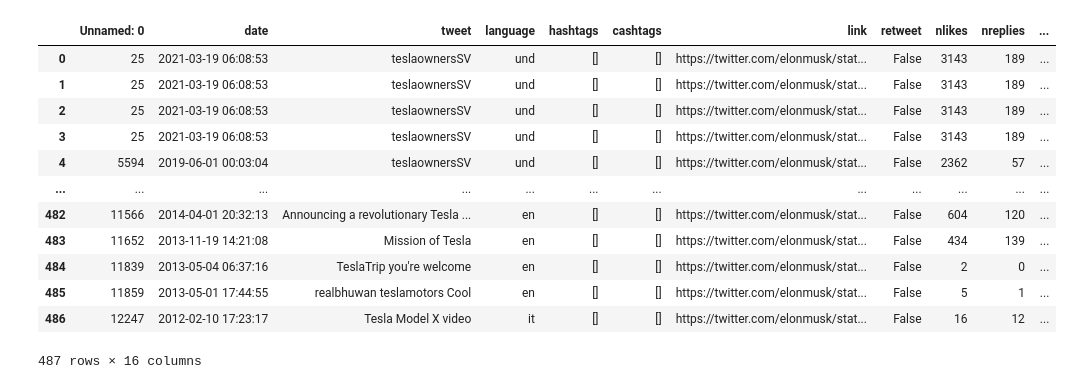
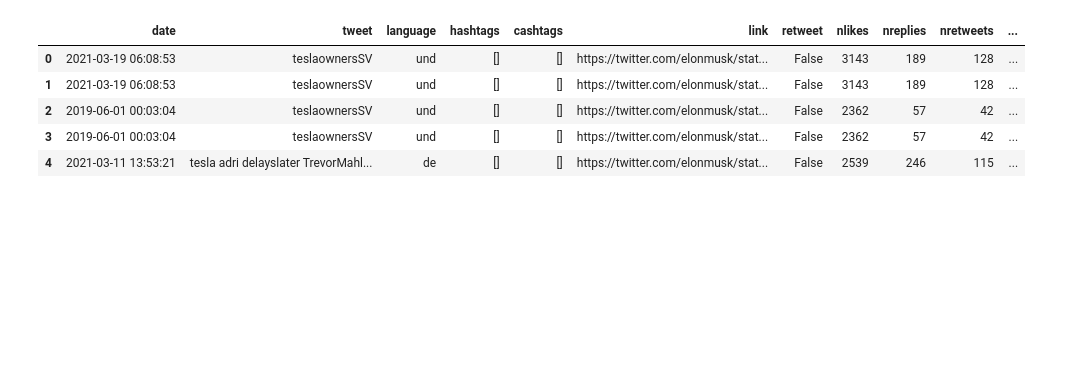
Before and after one commit to kmaksatk/Twitter_Stocks_Correlation, a Jupyter notebook: top2vec.ipynb, the cells around one changed output. Saved outputs shown, nothing was run; the diff lists cells and outputs as text; code cells hidden in the pictures; blank space fills up the shorter version.

```diff
--- a/top2vec.ipynb
+++ b/top2vec.ipynb
@@ -157,2 +15,9 @@ for i in range(0, len(topic_nums)):
+# %%
+folder = "files/"
+sentiments = pd.read_csv(folder + "sentimented_tweets_with_stopwords.csv")
+stocks = pd.read_csv(folder + "clean_stocks.csv")
 # %%
+model = Top2Vec(list(sentiments.tweet), embedding_model='universal-sentence-encoder-multilingual')
+topic_sizes, topic_nums = model.get_topic_sizes()
 topic_words, word_scores, topic_scores, topic_nums = model.search_topics(keywords=["tesla"], num_topics=10)
+topic_words[:3]
@@ -188,10 +54,8 @@ array([ 7,  5,  4, 13, 16,  1, 14, 84, 12, 45])
 # %%
-Tesla = pd.DataFrame(columns = ['tweet', 'score', 'id'])
-# for i, j in zip([topic_nums[0],topic_nums[1], topic_nums[2], topic_nums[3]],[355,373,434,213]):
-#   documents, document_scores, document_ids = model.search_documents_by_topic(topic_num=i, num_docs=j)
-#   for doc, score, doc_id in zip(documents, document_scores, document_ids):
-#       Tesla = Tesla.append({'tweet': doc, 'score': score, 'id': doc_id}, ignore_index = True)
-
-documents, document_scores, document_ids = model.search_documents_by_topic(topic_num=7, num_docs=355)
+print("Topic Scores:", topic_scores)
+print("Topics Nums:", topic_nums)
+tesla = pd.DataFrame(columns = ['tweet', 'score', 'id'])
+documents, document_scores, document_ids = model.search_documents_by_topic(topic_num=topic_nums[0], num_docs = topic_sizes[topic_nums[0]])
 for doc, score, doc_id in zip(documents, document_scores, document_ids):
-    Tesla = Tesla.append({'tweet': doc, 'score': score, 'id': doc_id}, ignore_index = True)
+    tesla = tesla.append({'tweet': doc, 'score': score, 'id': doc_id}, ignore_index = True)
+tesla.head()
@@ -214,17 +72,10 @@ Tesla
 # %%
-ctw = ctw.merge(Tesla, on ="tweet", how = "inner")
-ctw
+t2v_best = sentiments.merge(tesla, on ="tweet", how = "inner")
+t2v_best.head()
 # %% [output]
-|  | Unnamed: 0 | date | tweet | language | hashtags | cashtags | link | retweet | nlikes | nreplies | ... |
-| 0 | 25 | 2021-03-19 06:08:53 | teslaownersSV | und | [] | [] | https://twitter.com/elonmusk/stat... | False | 3143 | 189 | ... |
-| 1 | 25 | 2021-03-19 06:08:53 | teslaownersSV | und | [] | [] | https://twitter.com/elonmusk/stat... | False | 3143 | 189 | ... |
-| 2 | 25 | 2021-03-19 06:08:53 | teslaownersSV | und | [] | [] | https://twitter.com/elonmusk/stat... | False | 3143 | 189 | ... |
-| 3 | 25 | 2021-03-19 06:08:53 | teslaownersSV | und | [] | [] | https://twitter.com/elonmusk/stat... | False | 3143 | 189 | ... |
-| 4 | 5594 | 2019-06-01 00:03:04 | teslaownersSV | und | [] | [] | https://twitter.com/elonmusk/stat... | False | 2362 | 57 | ... |
-| ... | ... | ... | ... | ... | ... | ... | ... | ... | ... | ... | ... |
-| 482 | 11566 | 2014-04-01 20:32:13 | Announcing a revolutionary Tesla ... | en | [] | [] | https://twitter.com/elonmusk/stat... | False | 604 | 120 | ... |
-| 483 | 11652 | 2013-11-19 14:21:08 | Mission of Tesla | en | [] | [] | https://twitter.com/elonmusk/stat... | False | 434 | 139 | ... |
-| 484 | 11839 | 2013-05-04 06:37:16 | TeslaTrip you're welcome | en | [] | [] | https://twitter.com/elonmusk/stat... | False | 2 | 0 | ... |
-| 485 | 11859 | 2013-05-01 17:44:55 | realbhuwan teslamotors Cool | en | [] | [] | https://twitter.com/elonmusk/stat... | False | 5 | 1 | ... |
-| 486 | 12247 | 2012-02-10 17:23:17 | Tesla Model X video | it | [] | [] | https://twitter.com/elonmusk/stat... | False | 16 | 12 | ... |
+|  | date | tweet | language | hashtags | cashtags | link | retweet | nlikes | nreplies | nretweets | ... |
+| 0 | 2021-03-19 06:08:53 | teslaownersSV | und | [] | [] | https://twitter.com/elonmusk/stat... | False | 3143 | 189 | 128 | ... |
+| 1 | 2021-03-19 06:08:53 | teslaownersSV | und | [] | [] | https://twitter.com/elonmusk/stat... | False | 3143 | 189 | 128 | ... |
+| 2 | 2019-06-01 00:03:04 | teslaownersSV | und | [] | [] | https://twitter.com/elonmusk/stat... | False | 2362 | 57 | 42 | ... |
+| 3 | 2019-06-01 00:03:04 | teslaownersSV | und | [] | [] | https://twitter.com/elonmusk/stat... | False | 2362 | 57 | 42 | ... |
+| 4 | 2021-03-11 13:53:21 | tesla adri delayslater TrevorMahl... | de | [] | [] | https://twitter.com/elonmusk/stat... | False | 2539 | 246 | 115 | ... |
-487 rows × 16 columns
```
Also changed, not shown: parts of 25 cells of this notebook.
